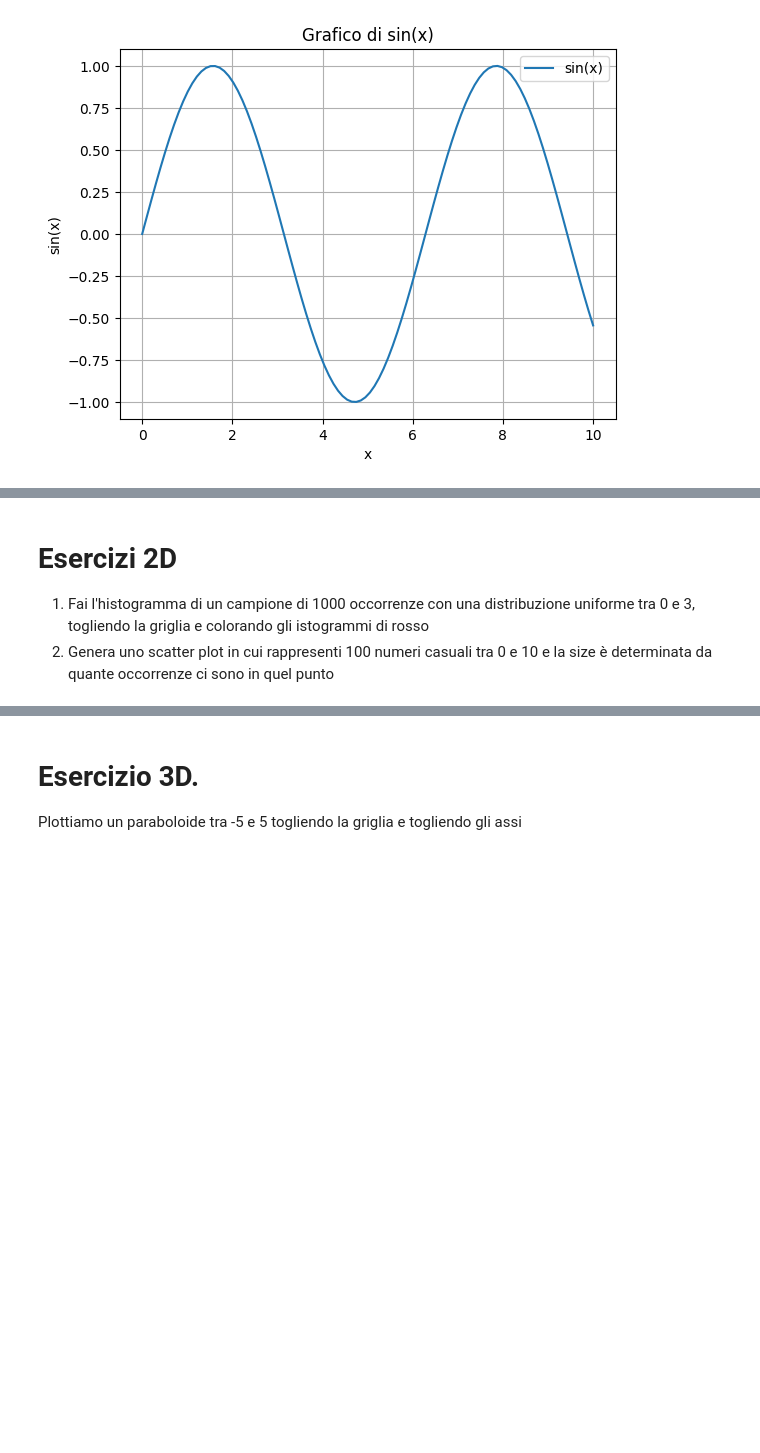
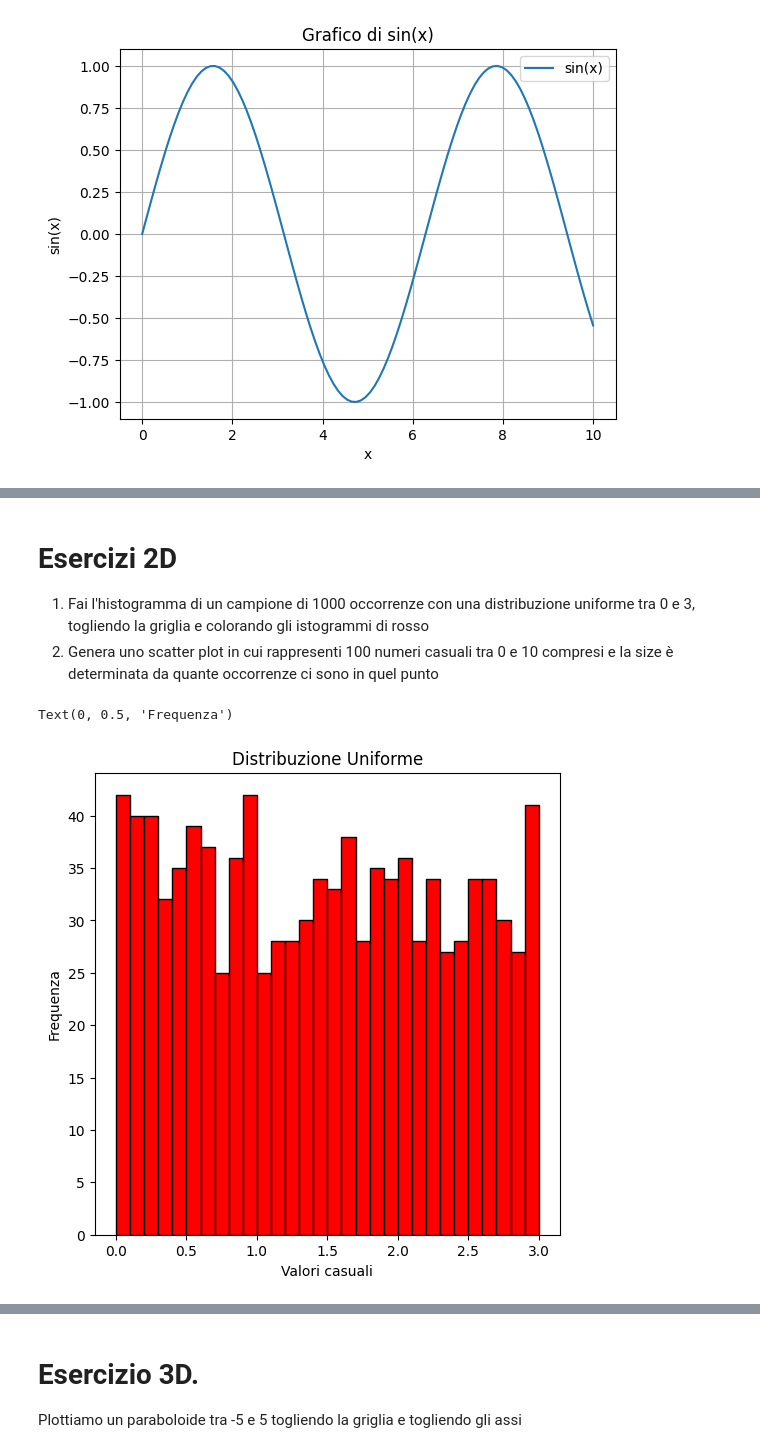
Before and after one commit to IacopoFerrari/corso_data_analisi_Giugno2024, a Jupyter notebook: L2/intro_numpy/03_esmatplotlib.ipynb, the cells around one changed output, grey strips where cells are left out. Cells and saved outputs as stored; diff of their text form; code cells hidden in the pictures; blank space fills up the shorter version.

```diff
--- a/L2/intro_numpy/03_esmatplotlib.ipynb
+++ b/L2/intro_numpy/03_esmatplotlib.ipynb
@@ -86,4 +87,15 @@ plt.show()
 # %% [markdown]
 # Esercizi 2D
 1. Fai l'histogramma di un campione di 1000 occorrenze con una distribuzione uniforme tra 0 e 3, togliendo la griglia e colorando gli istogrammi di rosso
-2. Genera uno scatter plot in cui rappresenti 100 numeri casuali tra 0 e 10 e la size è determinata da quante occorrenze ci sono in quel punto
+2. Genera uno scatter plot in cui rappresenti 100 numeri casuali tra 0 e 10 compresi e la size è determinata da quante occorrenze ci sono in quel punto
+# %%
+uniform_data = np.random.uniform(low=0, high=3, size=1000)
+plt.figure(figsize=(6, 6))
+plt.hist(uniform_data, bins=30, edgecolor='black', color='red')
+plt.title('Distribuzione Uniforme')
+plt.xlabel('Valori casuali')
+
+plt.ylabel('Frequenza')
+# %% [output]
+Text(0, 0.5, 'Frequenza')
+[figure, added]
```
Also changed, not shown: parts of 7 cells of this notebook, 8 other files.
